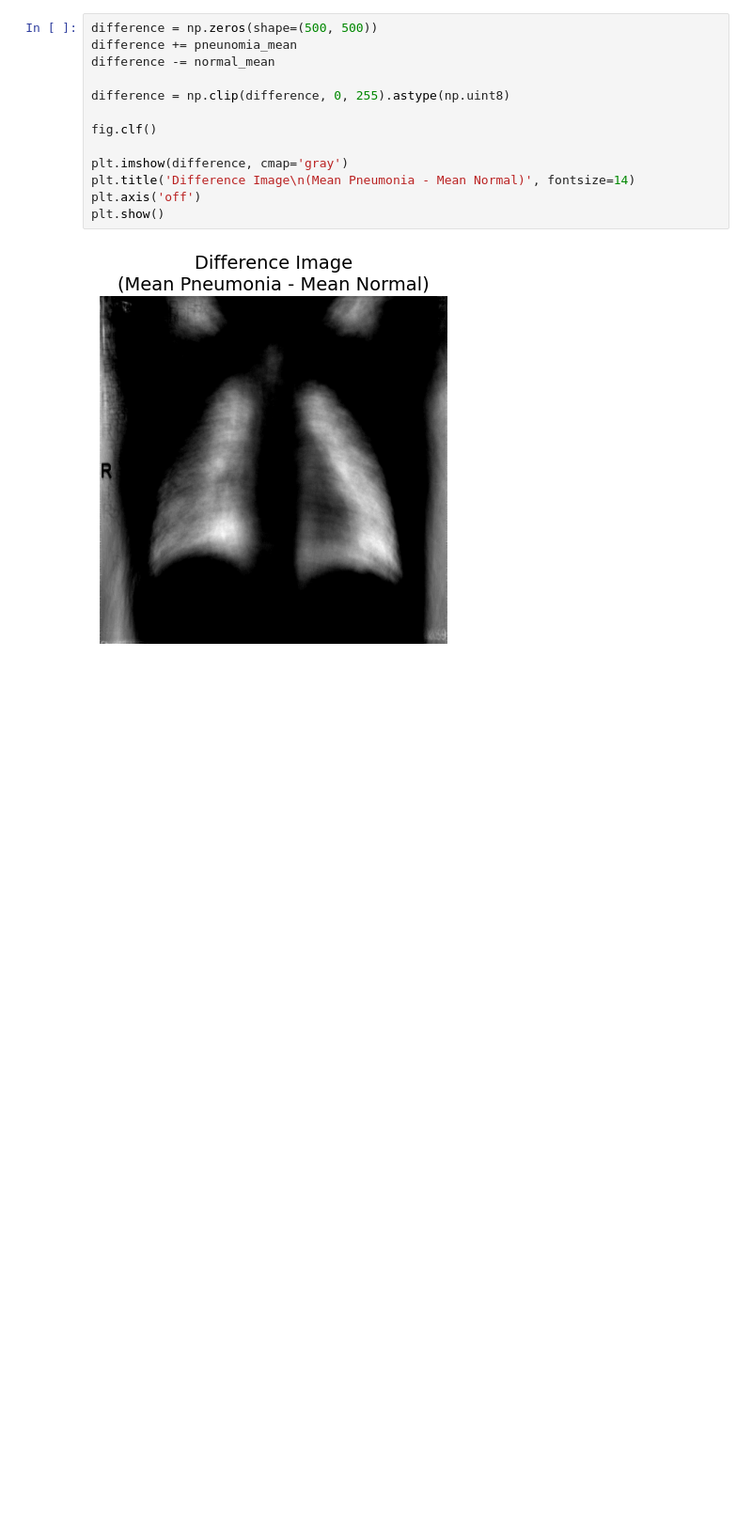
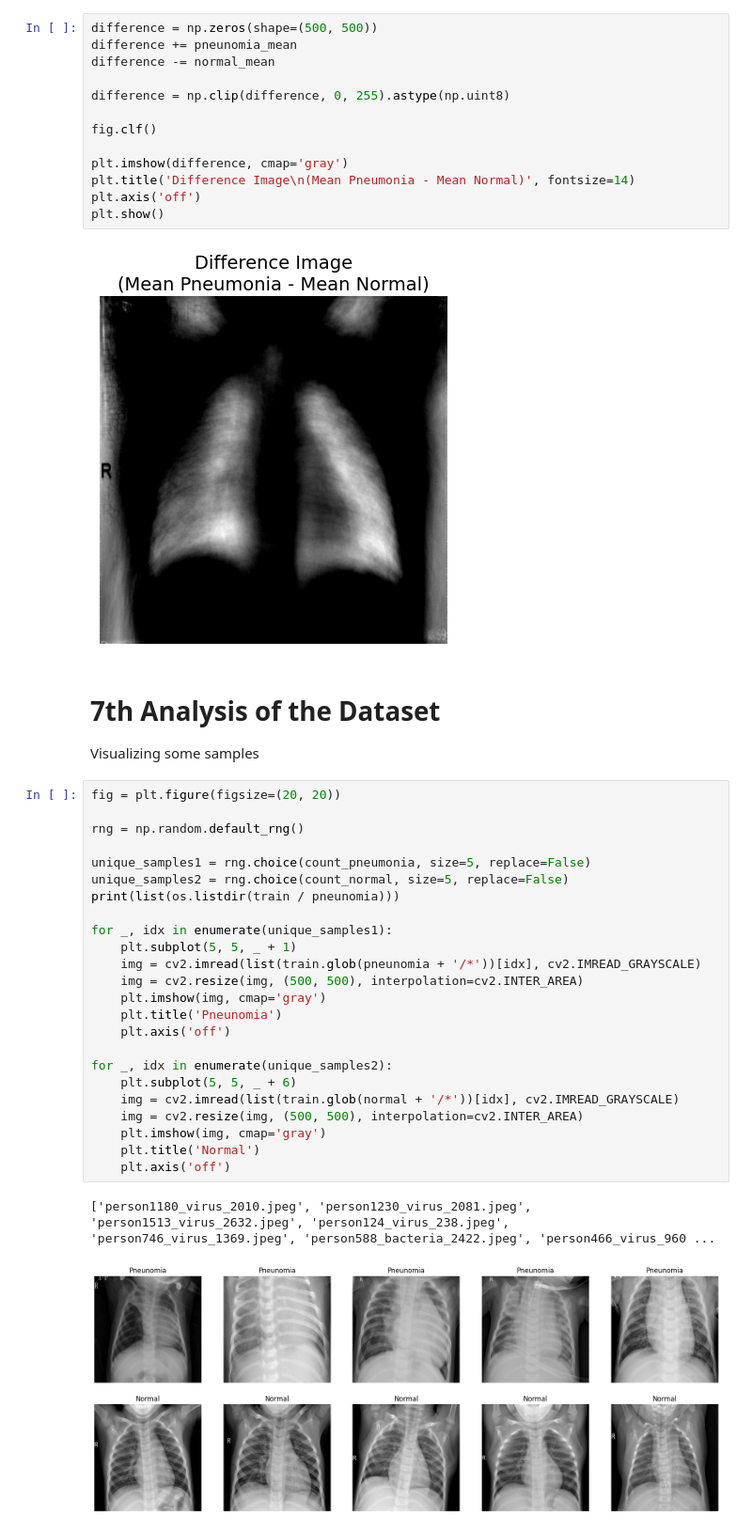
Before and after one commit to Hamedtbf/AI-FinalProject-HamedTabatabaeifar, a Jupyter notebook: notebooks/EDA.ipynb, the cells around one changed output. Shown at 94% size. Drawn from its saved outputs; the diff is of its cells as text; blank space fills up the shorter version.

Commit message:
visualizing some samples

```diff
--- a/notebooks/EDA.ipynb
+++ b/notebooks/EDA.ipynb
@@ -191,3 +191,33 @@ plt.axis('off')
 plt.show()
 # %% [output]
 [figure]
+# %% [markdown]
+# 7th Analysis of the Dataset
+Visualizing some samples
+# %%
+fig = plt.figure(figsize=(20, 20))
+
+rng = np.random.default_rng()
+
+unique_samples1 = rng.choice(count_pneumonia, size=5, replace=False)
+unique_samples2 = rng.choice(count_normal, size=5, replace=False)
+print(list(os.listdir(train / pneunomia)))
+
+for _, idx in enumerate(unique_samples1):
+    plt.subplot(5, 5, _ + 1)
+    img = cv2.imread(list(train.glob(pneunomia + '/*'))[idx], cv2.IMREAD_GRAYSCALE)
+    img = cv2.resize(img, (500, 500), interpolation=cv2.INTER_AREA)
+    plt.imshow(img, cmap='gray')
+    plt.title('Pneunomia')
+    plt.axis('off')
+
+for _, idx in enumerate(unique_samples2):
+    plt.subplot(5, 5, _ + 6)
+    img = cv2.imread(list(train.glob(normal + '/*'))[idx], cv2.IMREAD_GRAYSCALE)
+    img = cv2.resize(img, (500, 500), interpolation=cv2.INTER_AREA)
+    plt.imshow(img, cmap='gray')
+    plt.title('Normal')
+    plt.axis('off')
+# %% [output]
+['person1180_virus_2010.jpeg', 'person1230_virus_2081.jpeg', 'person1513_virus_2632.jpeg', 'person124_virus_238.jpeg', 'person746_virus_1369.jpeg', 'person588_bacteria_2422.jpeg', 'person466_virus_960 ...
+[figure, added]
```
Also changed, not shown: 1 other file.
